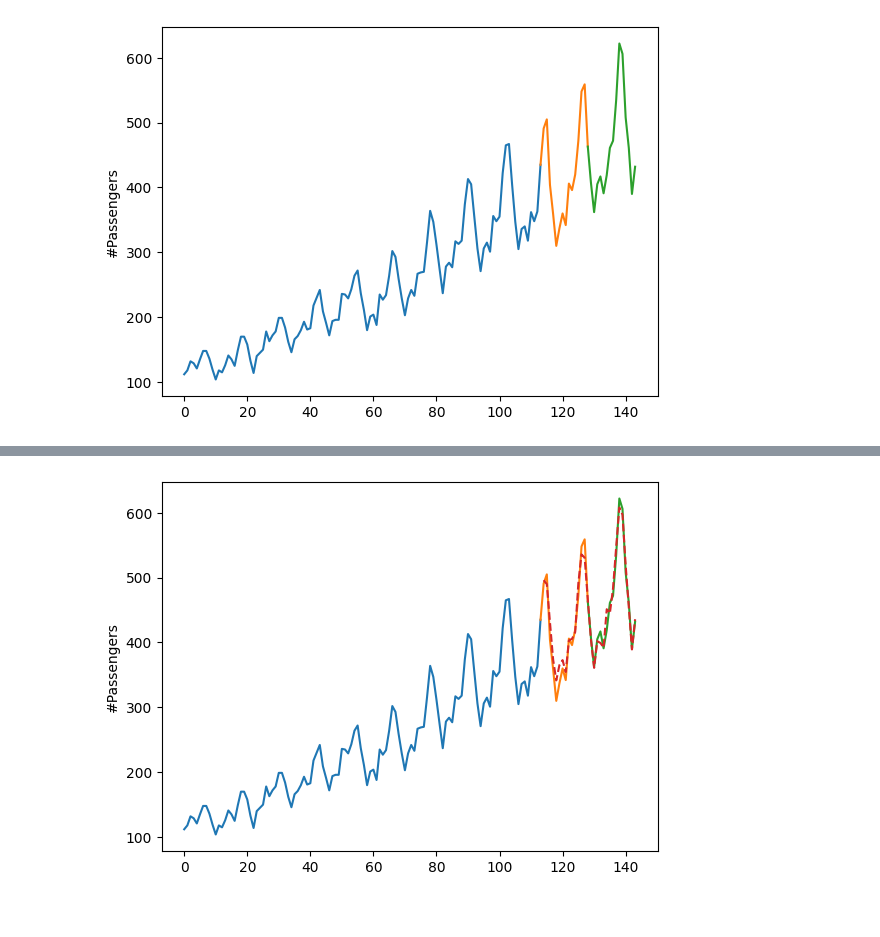
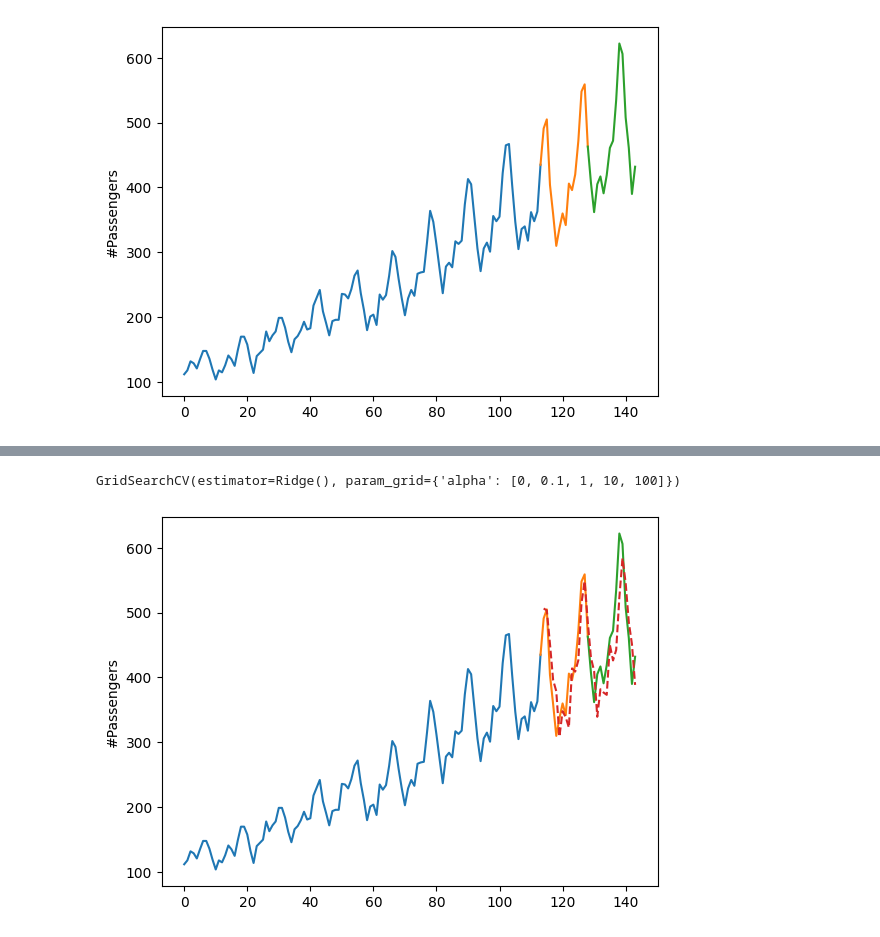
Before and after one commit to nicolsacv2/smart-investment, a Jupyter notebook: notebooks/test_model.ipynb, the cells around one changed output, grey strips where cells are left out. Saved outputs shown, nothing was run; the diff lists cells and outputs as text; code cells hidden in the pictures.

Commit message:
add ridge regression predictions between train lstm and arima predictions

```diff
--- a/notebooks/test_model.ipynb
+++ b/notebooks/test_model.ipynb
@@ -199,23 +198,40 @@ plt.show()
+# %%
+X = np.concatenate([lstm_train_predictions.reshape([100, 1]), arima_train_predictions.reshape([100, 1])], axis=1)
+# %%
+from sklearn.linear_model import Ridge
+from sklearn.model_selection import GridSearchCV
+
+grid_search = GridSearchCV(estimator=Ridge(), param_grid={'alpha': [0, .1, 1, 10, 100]})
+grid_search.fit(X=X, y=real_train_values)
+# %% [output]
+GridSearchCV(estimator=Ridge(), param_grid={'alpha': [0, 0.1, 1, 10, 100]})
+# %%
+linear_regressor = grid_search.best_estimator_
+# %%
+X = np.concatenate(
+    [new_data_lstm.numpy().squeeze(axis=0), new_data_arima.values.reshape([30, 1])],
+    axis=1
+)
 # %%
 fig, ax = plt.subplots()
 
 sns.lineplot(x=range(train_periods), y='#Passengers', data=df_train, ax=ax)
 sns.lineplot(x=range(train_periods - 1, train_periods + val_periods), y='#Passengers', data=pd.concat([df_train.tail(1), df_val]), ax=ax)
 sns.lineplot(
     x=range(
     train_periods + val_periods - 1, train_periods + val_periods + test_periods
     ),
     y='#Passengers',
     data=pd.concat([df_val.tail(1), df_test]),
     ax=ax
 )
 
 sns.lineplot(
     x=range(train_periods, train_periods + val_periods + test_periods),
-    y=(new_data_lstm[0, :, 0] + new_data_arima)/2,
+    y=linear_regressor.predict(X),
     linestyle='dashed',
     ax=ax
 )
 plt.show()
 # %% [output]
-[figure, old version]
+[figure, new version]
```
Also changed, not shown: parts of 19 cells of this notebook, 1 other file.
